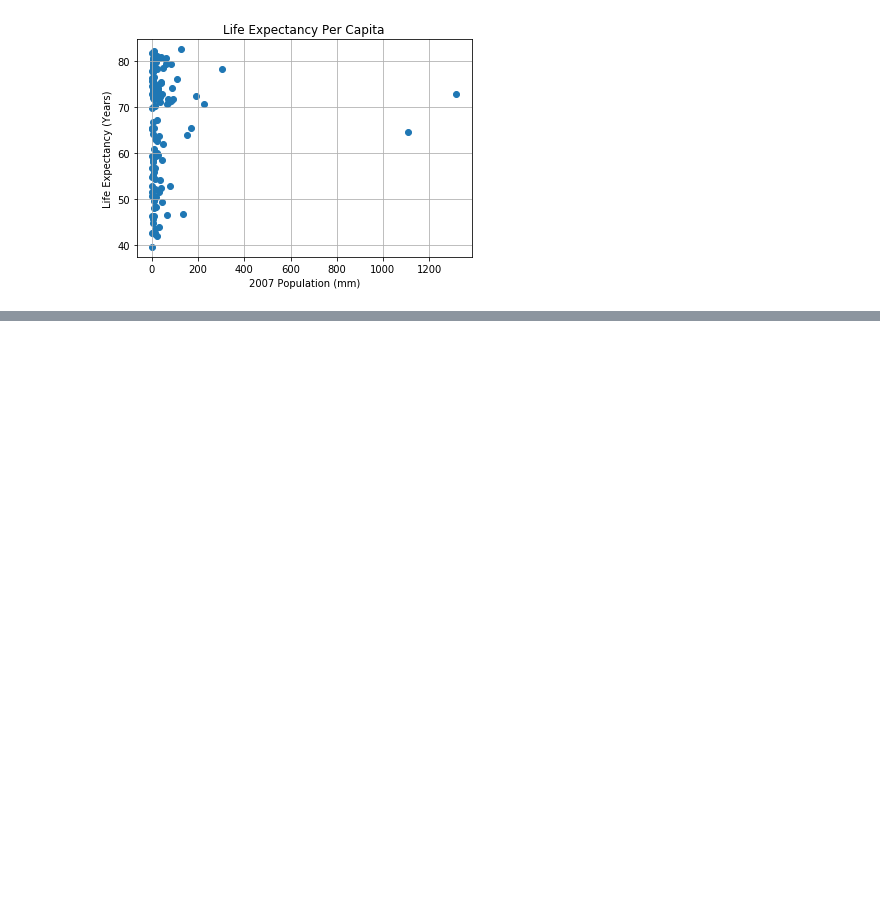
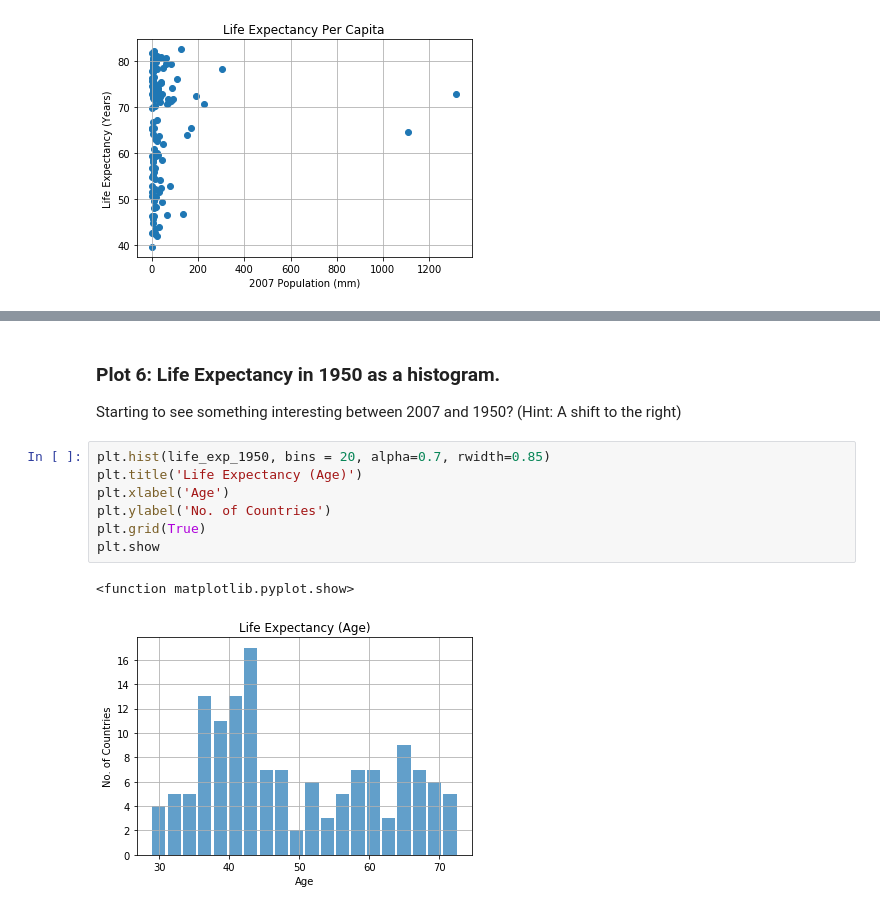
Before and after one commit to afminmax/DC-Data-Scientist-Lessons, a Jupyter notebook: matplotlib1.ipynb, the cells around one changed output, grey strips where cells are left out. Drawn from its saved outputs; the diff is of its cells as text; blank space fills up the shorter version.

```diff
--- a/matplotlib1.ipynb
+++ b/matplotlib1.ipynb
@@ -74,0 +85,13 @@ plt.show
+# %% [markdown]
+### Plot 6: Life Expectancy in 1950 as a histogram.
+Starting to see something interesting between 2007 and 1950? (Hint: A shift to the right)
+# %%
+plt.hist(life_exp_1950, bins = 20, alpha=0.7, rwidth=0.85)
+plt.title('Life Expectancy (Age)')
+plt.xlabel('Age')
+plt.ylabel('No. of Countries')
+plt.grid(True)
+plt.show
+# %% [output]
+<function matplotlib.pyplot.show>
+[figure, added]
```
Also changed, not shown: parts of 5 cells of this notebook.
